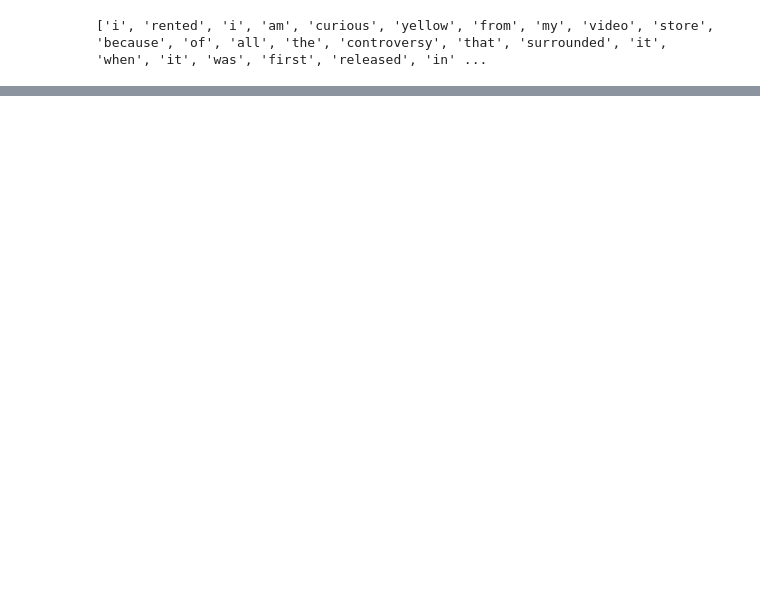
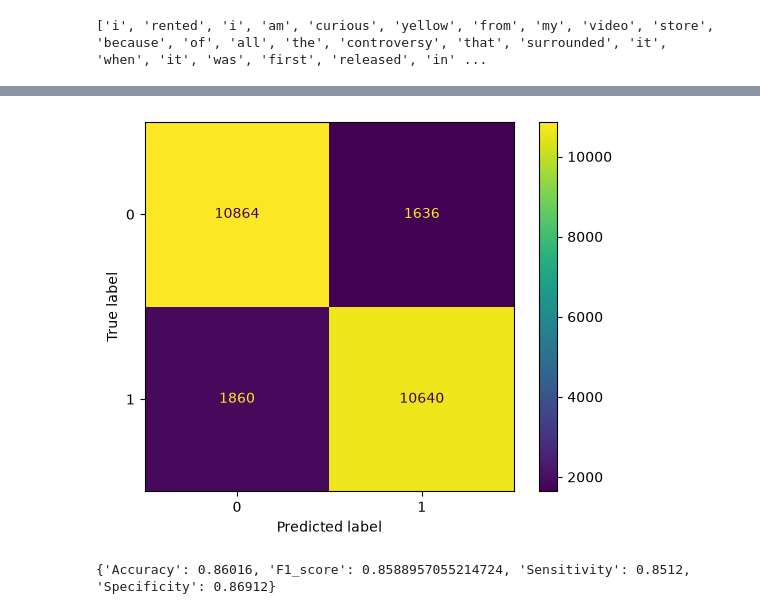
Before and after one commit to us-ja/ADAML-Text-Classification-Group-Work-G, a Jupyter notebook: text_classify.ipynb, the cells around one changed output, grey strips where cells are left out. Cells and saved outputs as stored; diff of their text form; code cells hidden in the pictures; blank space fills up the shorter version.

```diff
--- a/text_classify.ipynb
+++ b/text_classify.ipynb
@@ -89,13 +103,3 @@ Out of  99426 words only  26607 occur more than  10 times in the entire test set
 # %%
-from sklearn.linear_model import LogisticRegression
-
-
-def calculate_and_print_accuracy(model, x, y_true, label):
-    y_pred = model.predict(x)
-    n_right_predictions = (y_pred == y_true).sum()
-    print(f"{label} Accuracy: {100 * n_right_predictions / len(y_true):.2f}%")
-
-lda_classifier = LogisticRegression(max_iter=1000)
-lda_classifier.fit(onehotTrain, Ytrain)
-
-calculate_and_print_accuracy(lda_classifier, onehotTest, Ytest, "LDA")
+logistic_classifier = LogisticRegression(max_iter=200)
+logistic_classifier.fit(onehotTrain, Ytrain)
@@ -101,0 +116,16 @@ calculate_and_print_accuracy(lda_classifier, onehotTest, Ytest, "LDA")
+# %%
+def evaluateModel(predicted, actual):
+    confusion_matrix = metrics.confusion_matrix(actual, predicted)
+    cm_display = metrics.ConfusionMatrixDisplay(confusion_matrix = confusion_matrix, display_labels = [0, 1])
+    cm_display.plot()
+    plt.show()
+    Accuracy = metrics.accuracy_score(actual, predicted)
+    F1_score = metrics.f1_score(actual, predicted)
+    Recall = metrics.recall_score(actual, predicted)
+    Specificity = metrics.recall_score(actual, predicted, pos_label=0)
+    print({"Accuracy":Accuracy,"F1_score":F1_score, "Sensitivity": Recall, "Specificity": Specificity})
+y_pred = logistic_classifier.predict(onehotTest)
+evaluateModel(y_pred, Ytest)
+# %% [output]
+[figure, added]
+{'Accuracy': 0.86016, 'F1_score': 0.8588957055214724, 'Sensitivity': 0.8512, 'Specificity': 0.86912}
```
Also changed, not shown: parts of 15 cells of this notebook.
